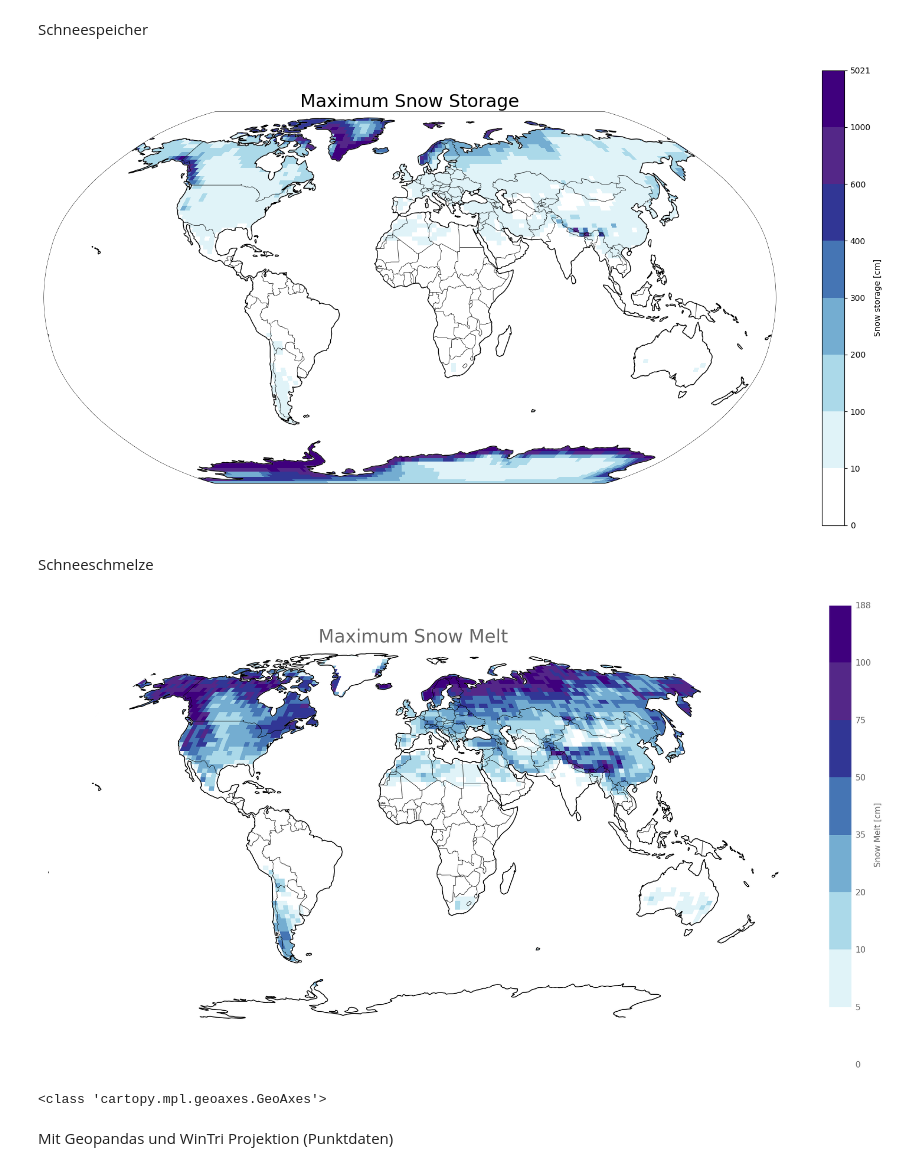
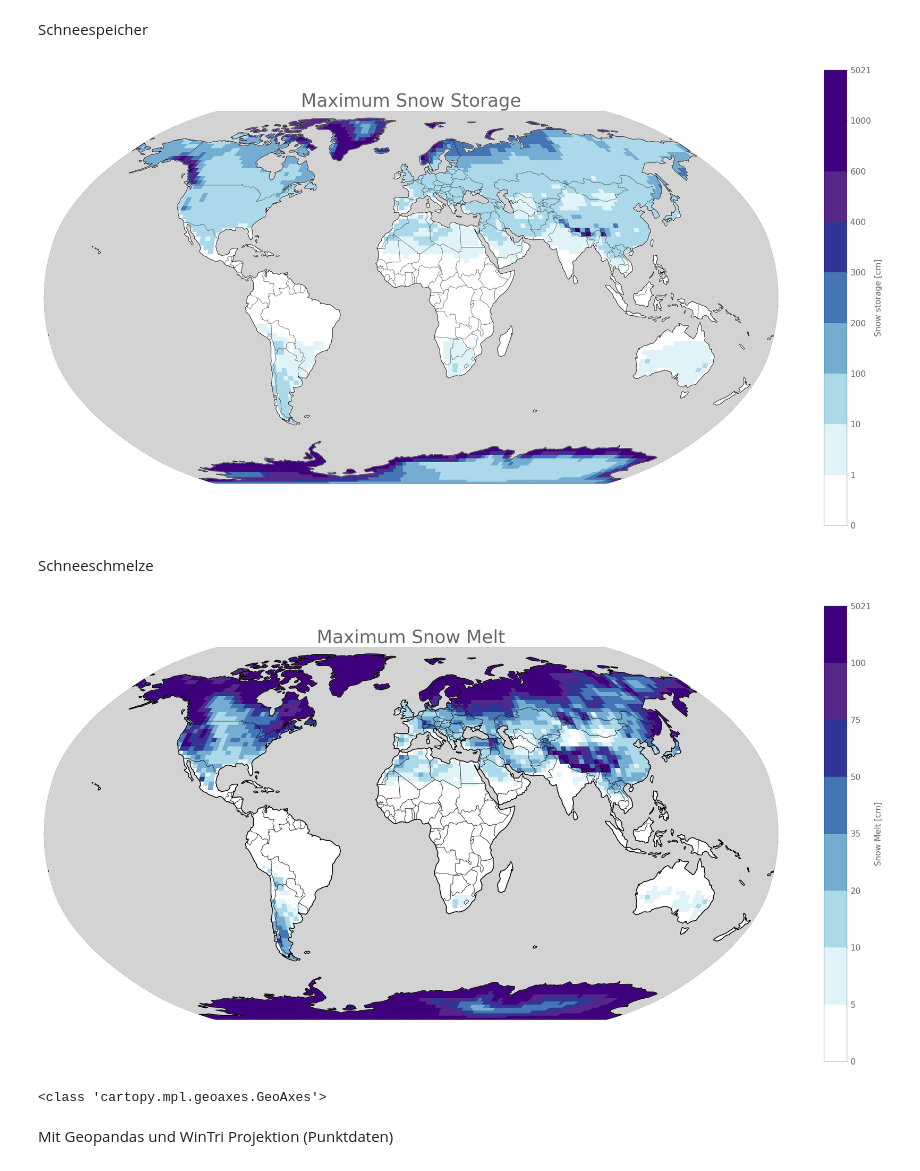
Before and after one commit to ericwoe/snow_storage_and_snowmelt_in_nuclear_winter, a Jupyter notebook: Example.ipynb, the cells around one changed output. Saved outputs shown, nothing was run; the diff lists cells and outputs as text; code cells hidden in the pictures.

```diff
--- a/Example.ipynb
+++ b/Example.ipynb
@@ -46,15 +47,21 @@ data = data /10
 Mit Cartopy und Robinson Projektion (Rasterdaten)
 # %% [markdown]
 Schneespeicher
+# %%
+plt.style.use("https://raw.githubusercontent.com/allfed/ALLFED-matplotlib-style-sheet/main/ALLFED.mplstyle")
+#Allfed Style entfernt Umrwandung -> muss wieder hinzugefügt werden mit rcParams.update()
 # %%
 import matplotlib.pyplot as plt
 import cartopy.crs as ccrs
 import cartopy.feature as cfeature
 import matplotlib.colors as mcolors
 
+plt.rcParams.update({
+    "axes.edgecolor": "black",   # Farbe des Randes
+    "axes.linewidth": 0.2,       # Breite des Randes
+})
 
-
-bin_edges = np.array([0, 10, 100, 200, 300, 400, 600, 1000, data.max()])
+bin_edges = np.array([0, 1, 10, 100, 200, 300, 400, 600, 1000, data.max()])
 
 # Anzahl Klassen
 n_classes = len(bin_edges) - 1
@@ -62,48 +69,49 @@ n_classes = len(bin_edges) - 1
 # Diskrete Colormap erzeugen
 #cmap = plt.get_cmap("YlGnBu", n_classes)
 colors = [
-    #"#006400", #0 - 0.1
-    "#ffffff",  # 0–100        weiß
-    "#e0f3f8",  # 100–1 000    sehr hellblau
-    "#abd9e9",  # 1 000–2 000  hellblau
-    "#74add1",  # 2 000–3 000  mittelblau
-    "#4575b4",  # 3 000–4 000  dunkelblau
-    "#313695",  # 4 000–6 000  sehr dunkelblau
-    "#542788",  # 6 000–10 000 blau-lila
-    "#3f007d",  # >10 000      lila
-]
+        "#ffffff",  # 0–10
+        "#e0f3f8",  # 10–100
+        "#abd9e9",  # 100–200
+        "#74add1",  # 200–300
+        "#4575b4",  # 300–400
+        "#313695",  # 400–600
+        "#542788",  # 600–1000
+        "#3f007d",  # >1000
+    ]
+
 
 cmap = mcolors.ListedColormap(colors)
 
 # Norm für Klassengrenzen
 norm = mcolors.BoundaryNorm(bin_edges, ncolors=n_classes)
 
 fig = plt.figure(figsize=(20, 10))
 ax = plt.axes(projection=ccrs.Robinson())
 ax.add_feature(cfeature.OCEAN, color='white')
 
 im = data.plot(
     ax=ax,
     transform=ccrs.PlateCarree(),
     cmap=cmap,
     norm=norm,
     add_colorbar=True,
     cbar_kwargs={
         "label": "Snow storage [cm]",
         "ticks": bin_edges  # letzte (inf) nicht anzeigen
     }
 )
 
-ax.coastlines(zorder = 11)
-ax.add_feature(cfeature.BORDERS, linewidth=0.5, zorder= 11)
-ax.add_feature(cfeature.OCEAN, color='white', zorder=10)
+ax.coastlines(linewidth=0.5, zorder=11)
+ax.add_feature(cfeature.BORDERS, linewidth=0.3, zorder= 11)
+ax.add_feature(cfeature.OCEAN, color='lightgrey', zorder=10)
 ax.set_title("Maximum Snow Storage", fontsize=22)
+
 
 plt.show()
 
 #Darstellung verbessern evtl. grün als Farbe, wo nie Schnee liegt
 # %% [output]
-[figure, old version]
+[figure, new version]
 # %% [markdown]
 Schneeschmelze
 # %%
@@ -159,7 +167,7 @@ im = data.plot(
 
 ax.coastlines(zorder = 11)
 ax.add_feature(cfeature.BORDERS, linewidth=0.5, zorder= 11)
-ax.add_feature(cfeature.OCEAN, color='white', zorder=10)
+ax.add_feature(cfeature.OCEAN, color='lightgrey', zorder=10)
 ax.set_title("Maximum Snow Melt", fontsize=22)
 
 plt.show()
@@ -167,7 +175,7 @@ print(type(ax))
 
 #Darstellung verbessern evtl. grün als Farbe, wo nie Schnee liegt
 # %% [output]
-[figure, old version]
+[figure, new version]
 <class 'cartopy.mpl.geoaxes.GeoAxes'>
 # %% [markdown]
 Mit Geopandas und WinTri Projektion (Punktdaten)
```
Also changed, not shown: parts of 28 cells of this notebook, 2 other files.
